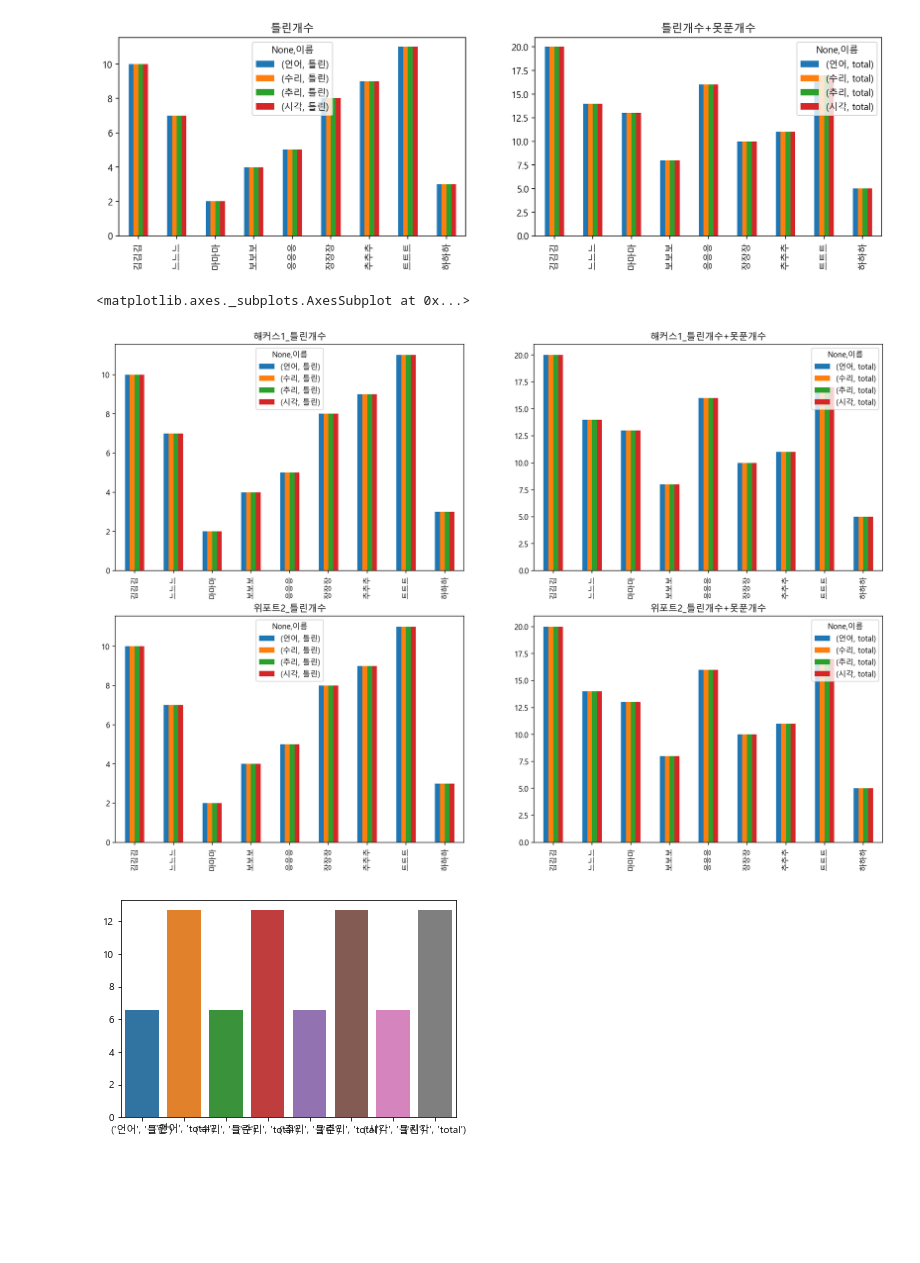
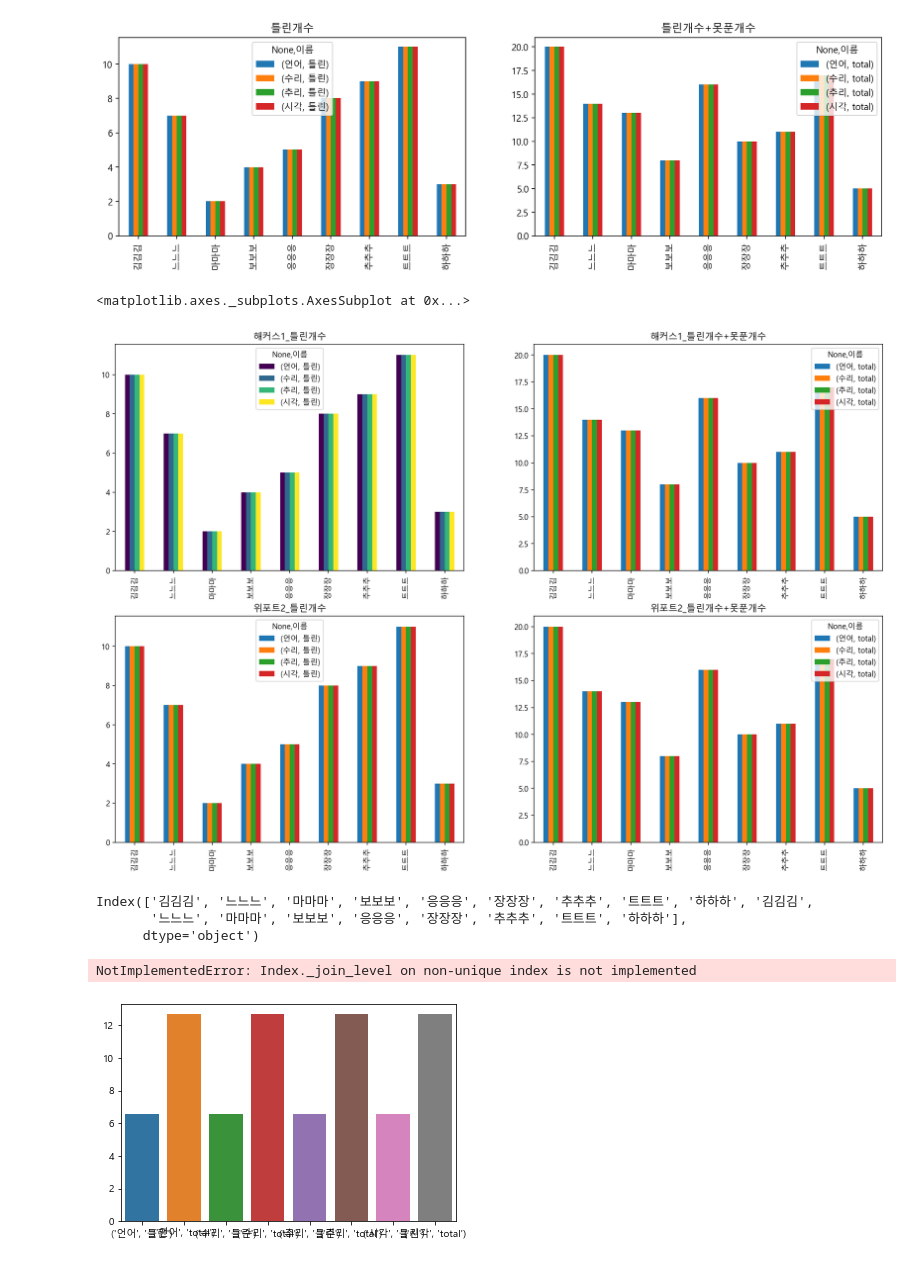
Before and after one commit to jeongnamho/AI, a Jupyter notebook: score.ipynb, the cells around one changed output. Cells and saved outputs as stored; diff of their text form; code cells hidden in the pictures; blank space fills up the shorter version.

```diff
--- a/score.ipynb
+++ b/score.ipynb
@@ -2,6 +2,9 @@
 import pandas as pd
 import seaborn as sns
 import numpy as np
+import matplotlib.pyplot as plt
+%matplotlib inline
+plt.rc("font", family = "Malgun Gothic")
 
 # 글씨가 뭉게져서 보이는 것 같으면 아래의 설정을 통해서 개선할 수 있음
 from IPython.display import set_matplotlib_formats
@@ -57,15 +80,25 @@ hackers_incorrect_total.plot(kind="bar", legend=True, ax=ax2, title="틀린개
 # %%
 figure, ([ax1, ax2], [ax3, ax4]) = plt.subplots(nrows=2, ncols=2)
 figure.set_size_inches(18,12)
 
 
-hackers_incorrect.plot(kind="bar", legend=True, ax=ax1, title="해커스1_틀린개수")
+hackers_incorrect.plot(kind="bar", legend=True, ax=ax1, title="해커스1_틀린개수", cmap="viridis")
 hackers_incorrect_total.plot(kind="bar", legend=True, ax=ax2, title="해커스1_틀린개수+못푼개수")
 weport_incorrect.plot(kind="bar", legend=True, ax=ax3, title="위포트2_틀린개수")
 weport_incorrect_total.plot(kind="bar", legend=True, ax=ax4, title="위포트2_틀린개수+못푼개수")
 # %% [output]
 <matplotlib.axes._subplots.AxesSubplot at 0x...>
-[figure, old version]
+[figure, new version]
+# %%
+df.index
+# %% [output]
+Index(['김김김', '느느느', '마마마', '보보보', '응응응', '장장장', '추추추', '트트트', '하하하', '김김김',
+       '느느느', '마마마', '보보보', '응응응', '장장장', '추추추', '트트트', '하하하'],
+      dtype='object')
+# %%
+sns.barplot(x =df.index, y = df.columns[1:9], data = df            )
+# %% [output]
+NotImplementedError: Index._join_level on non-unique index is not implemented
 # %%
 import matplotlib.pyplot as plt
 %matplotlib inline
```
Also changed, not shown: parts of 3 cells of this notebook, 23 other files.
